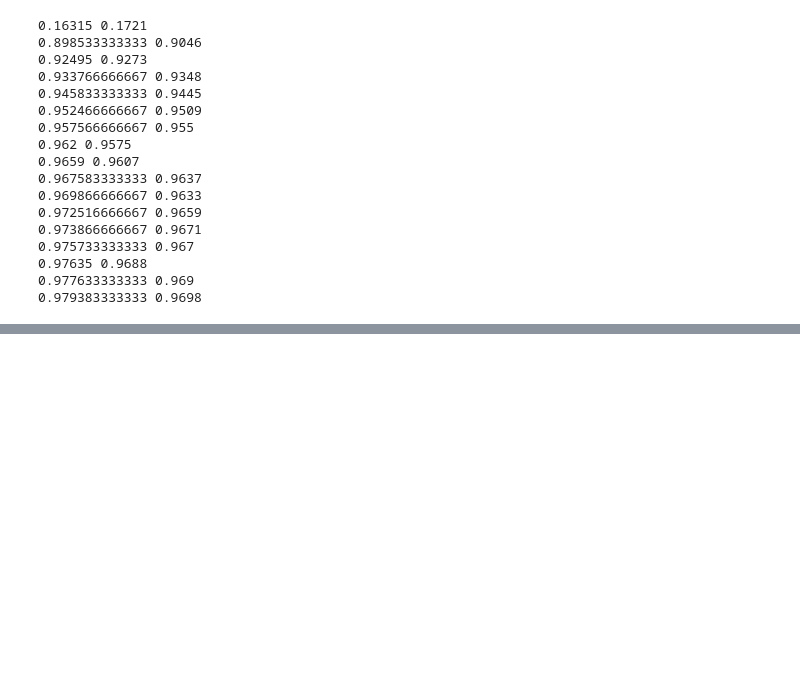
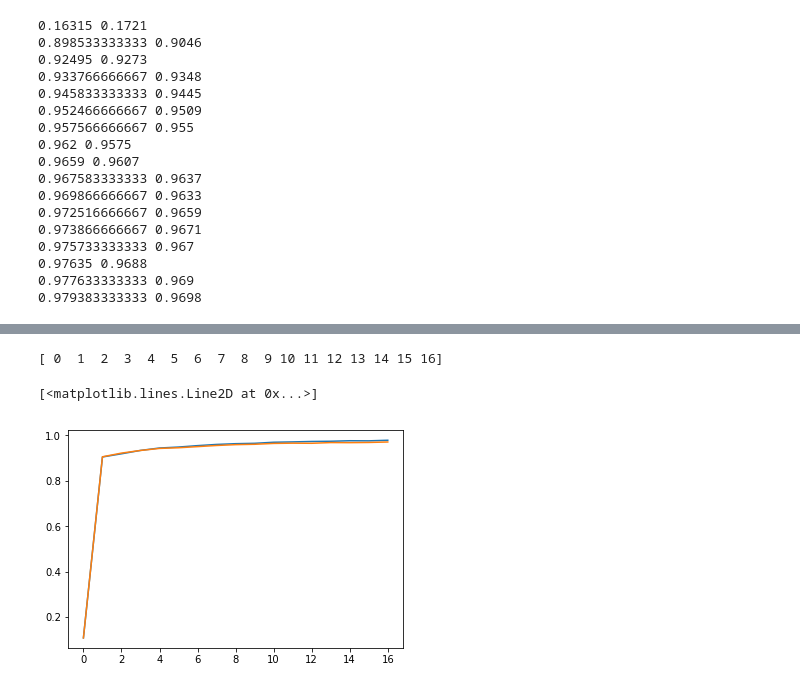
Before and after one commit to jjuya/Deep-learning-from-scratch-master, a Jupyter notebook: CH05_역전파 알고리즘(Backpropagation).ipynb, the cells around one changed output, grey strips where cells are left out. Drawn from its saved outputs; the diff is of its cells as text; code cells hidden in the pictures; blank space fills up the shorter version.

```diff
--- a/CH05_역전파 알고리즘(Backpropagation).ipynb
+++ b/CH05_역전파 알고리즘(Backpropagation).ipynb
@@ -806,0 +840,11 @@ for i in range(iters_num):
+# %%
+x = np.arange(len(train_neuralnet.train_acc_list))
+print(x)
+# %% [output]
+[ 0  1  2  3  4  5  6  7  8  9 10 11 12 13 14 15 16]
+# %%
+plt.plot(x, train_neuralnet.train_acc_list)
+plt.plot(x, train_neuralnet.test_acc_list)
+# %% [output]
+[<matplotlib.lines.Line2D at 0x...>]
+[figure, added]
```
Also changed, not shown: parts of 10 cells of this notebook, 1 other file.
